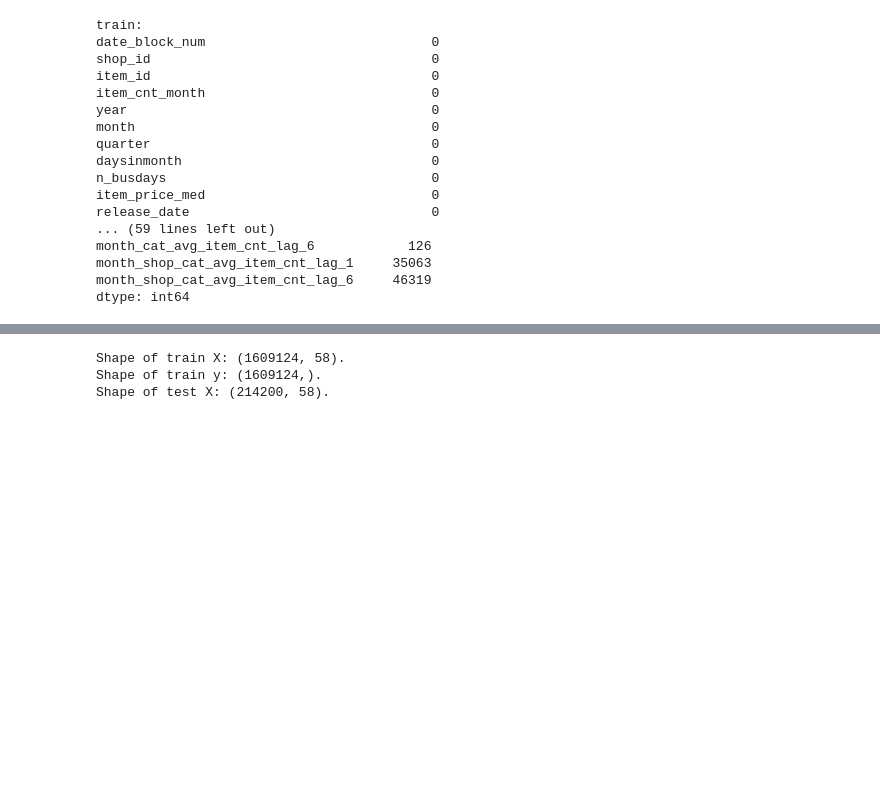
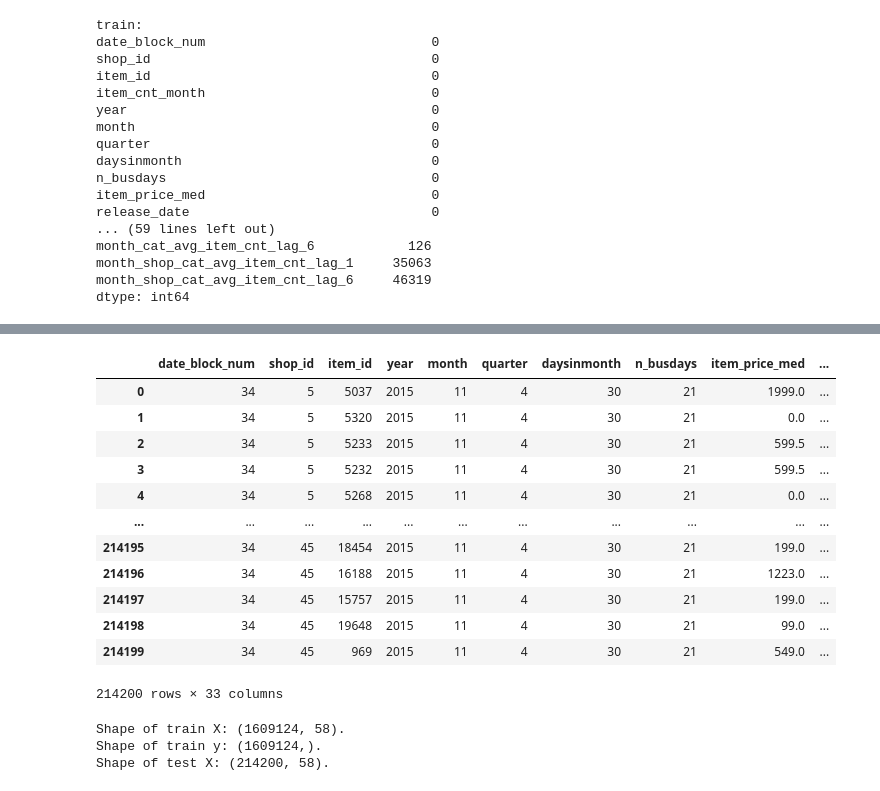
Before and after one commit to ShupeiLi/predict-future-sales, a Jupyter notebook: kt_models.ipynb, the cells around one changed output, grey strips where cells are left out. Cells and saved outputs as stored; diff of their text form; code cells hidden in the pictures; blank space fills up the shorter version.

```diff
--- a/kt_models.ipynb
+++ b/kt_models.ipynb
@@ -876,0 +893,16 @@ test = test[train.columns.tolist()]
+# %%
+test
+# %% [output]
+|  | date_block_num | shop_id | item_id | year | month | quarter | daysinmonth | n_busdays | item_price_med | ... |
+| 0 | 34 | 5 | 5037 | 2015 | 11 | 4 | 30 | 21 | 1999.0 | ... |
+| 1 | 34 | 5 | 5320 | 2015 | 11 | 4 | 30 | 21 | 0.0 | ... |
+| 2 | 34 | 5 | 5233 | 2015 | 11 | 4 | 30 | 21 | 599.5 | ... |
+| 3 | 34 | 5 | 5232 | 2015 | 11 | 4 | 30 | 21 | 599.5 | ... |
+| 4 | 34 | 5 | 5268 | 2015 | 11 | 4 | 30 | 21 | 0.0 | ... |
+| ... | ... | ... | ... | ... | ... | ... | ... | ... | ... | ... |
+| 214195 | 34 | 45 | 18454 | 2015 | 11 | 4 | 30 | 21 | 199.0 | ... |
+| 214196 | 34 | 45 | 16188 | 2015 | 11 | 4 | 30 | 21 | 1223.0 | ... |
+| 214197 | 34 | 45 | 15757 | 2015 | 11 | 4 | 30 | 21 | 199.0 | ... |
+| 214198 | 34 | 45 | 19648 | 2015 | 11 | 4 | 30 | 21 | 99.0 | ... |
+| 214199 | 34 | 45 | 969 | 2015 | 11 | 4 | 30 | 21 | 549.0 | ... |
+214200 rows × 33 columns
```
Also changed, not shown: parts of 8 cells of this notebook, 1 other file.
